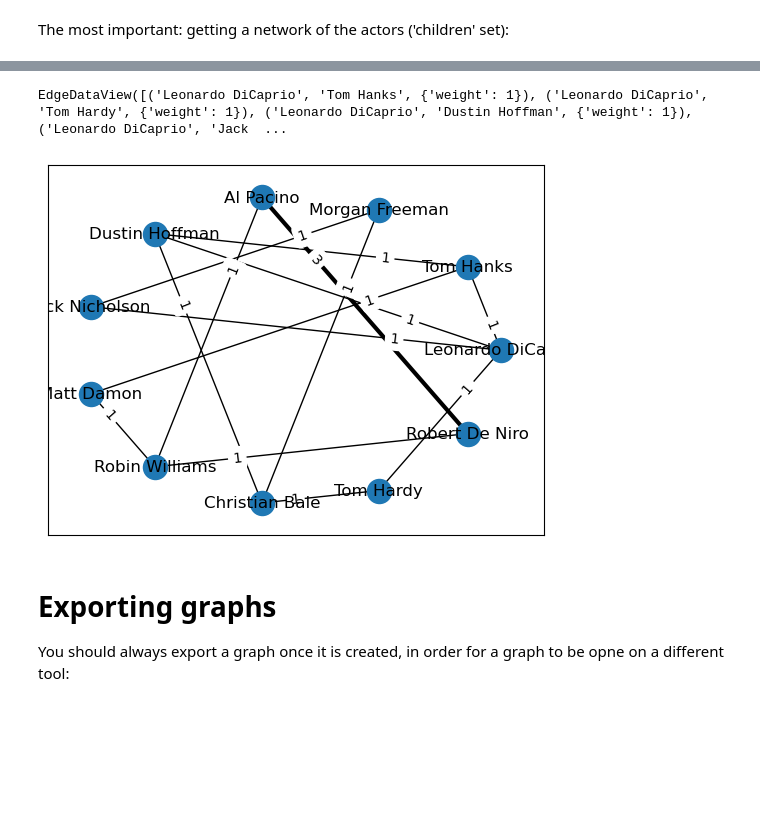
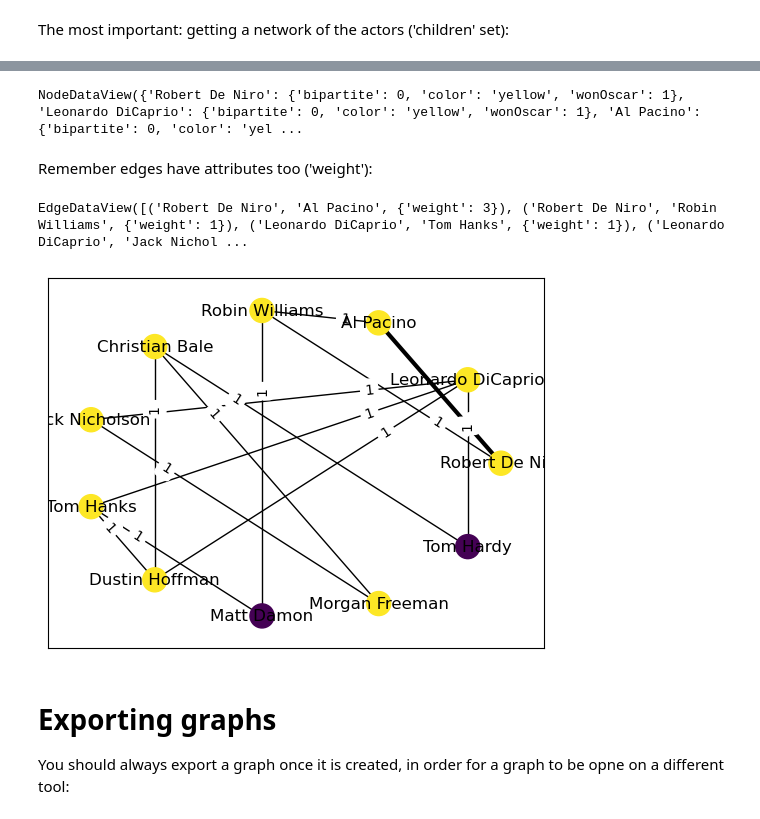
Before and after one commit to DACSS-CSSmeths/Networks_intro, a Jupyter notebook: index.ipynb, the cells around one changed output, grey strips where cells are left out. Saved outputs shown, nothing was run; the diff lists cells and outputs as text; code cells hidden in the pictures; blank space fills up the shorter version.

```diff
--- a/index.ipynb
+++ b/index.ipynb
@@ -507,7 +510,7 @@ All those tables are in an excel file, which we can open as data frames.
 # %%
 # reading in
 import pandas as pd
-LinkToData="https://github.com/DACSS-CSSmeths/Networks_intro/raw/refs/heads/main/graphdata/graphFormats.xlsx"
+LinkToData="https://github.com/DACSS-CSSmeths/Networks_intro/raw/refs/heads/main/casesData/graphFormats.xlsx"
 edgelist_u = pd.read_excel(LinkToData,
                            sheet_name='edgelist_u') # name of the sheet
 
@@ -792,0 +796,4 @@ Remember we have weigths in the edges:
+# %%
+# data for attributes
+attr_bp=pd.read_excel(LinkToData,sheet_name='attributes_bp')
+attr_bp
@@ -793,21 +813,32 @@ Remember we have weigths in the edges:
+# %%
+# dictionary for attributes
+attrDic_oscar={n:s for n,s in zip(attr_bp.actor,attr_bp.wonOscar)}
+nx.set_node_attributes(actors_proyected_file,attrDic_oscar , "wonOscar")
+# %%
+# you can see them now:
+actors_proyected_file.nodes.data()
+# %% [output]
+NodeDataView({'Robert De Niro': {'bipartite': 0, 'color': 'yellow', 'wonOscar': 1}, 'Leonardo DiCaprio': {'bipartite': 0, 'color': 'yellow', 'wonOscar': 1}, 'Al Pacino': {'bipartite': 0, 'color': 'yel ...
+# %% [markdown]
+Remember edges have attributes too ('weight'):
 # %%
 actors_proyected_file.edges.data()
 # %% [output]
-EdgeDataView([('Leonardo DiCaprio', 'Tom Hanks', {'weight': 1}), ('Leonardo DiCaprio', 'Tom Hardy', {'weight': 1}), ('Leonardo DiCaprio', 'Dustin Hoffman', {'weight': 1}), ('Leonardo DiCaprio', 'Jack  ...
+EdgeDataView([('Robert De Niro', 'Al Pacino', {'weight': 3}), ('Robert De Niro', 'Robin Williams', {'weight': 1}), ('Leonardo DiCaprio', 'Tom Hanks', {'weight': 1}), ('Leonardo DiCaprio', 'Jack Nichol ...
 # %%
 pos = nx.circular_layout(actors_proyected_file)
 # draw nodes first
-nx.draw_networkx_nodes(actors_proyected_file,pos)
+nx.draw_networkx_nodes(actors_proyected_file,pos,node_color = nx.get_node_attributes(actors_proyected_file,'wonOscar').values())
 # draw edges
 nx.draw_networkx_edges(actors_proyected_file,pos,
                        width=list(nx.get_edge_attributes(actors_proyected_file,'weight').values()))
 # draw node labels
 nx.draw_networkx_labels(actors_proyected_file, pos)
 
 nx.draw_networkx_edge_labels(actors_proyected_file,pos,label_pos=0.25,
                                edge_labels=nx.get_edge_attributes(actors_proyected_file,'weight'));
 # %% [output]
-[figure, old version]
+[figure, new version]
 # %% [markdown]
 # Exporting graphs
 
```
Also changed, not shown: parts of 18 cells of this notebook, 2 other files.
